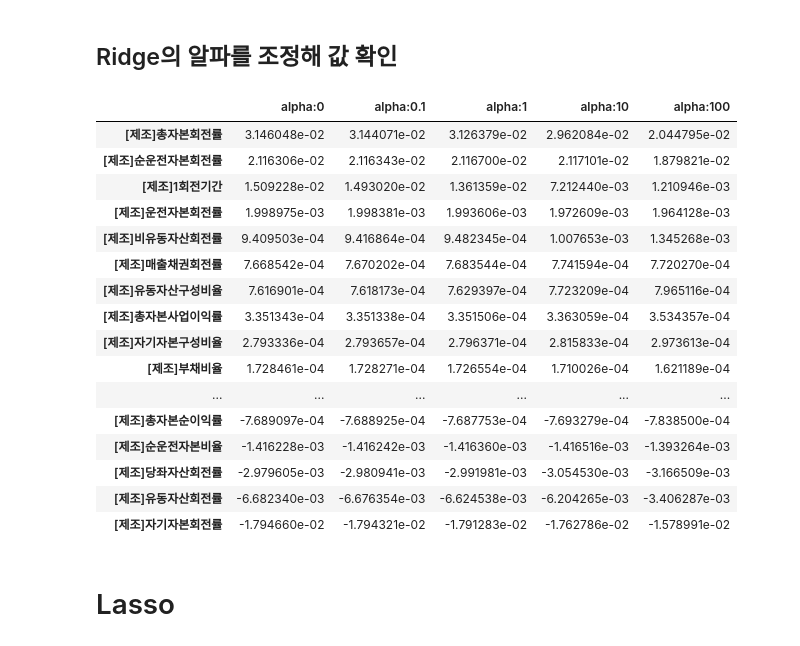
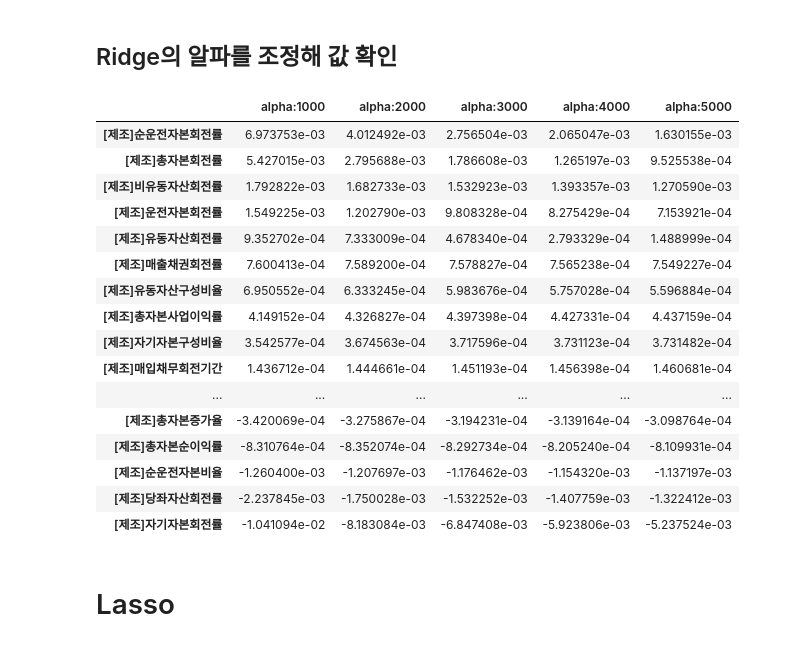
Before and after one commit to Sunghwi01/Project2, a Jupyter notebook: 라쏘.ipynb, the cells around one changed output. Drawn from its saved outputs; the diff is of its cells as text; code cells hidden in the pictures.

```diff
--- a/라쏘.ipynb
+++ b/라쏘.ipynb
@@ -36,20 +40,23 @@ for col in df_1.columns:
 # %% [markdown]
 # Ridge
 # %%
-from sklearn.linear_model import Lasso, Ridge
-from sklearn.linear_model import Lasso
-from sklearn.model_selection import train_test_split
-
-
 feature = df_1.drop(columns='label')
 target = df_1['label']
 
 #릿지 클래서
 ridge = Ridge(alpha = 10)
-ridge_alphas =[0,0.1,1,10,100]
 
+neg_mse_scores = cross_val_score(ridge, feature, target, scoring="neg_mean_squared_error", cv=5)
+rmse_scores = np.sqrt(-1 * neg_mse_scores)
+avg_rmse = np.mean(rmse_scores)
+print(neg_mse_scores,rmse_scores,avg_rmse)
+
+ridge_alphas =[1000,2000,3000,4000,5000]
 for alpha in ridge_alphas :
     ridge = Ridge(alpha = alpha)
+    neg_mse_scores = cross_val_score(ridge, feature, target, scoring="neg_mean_squared_error", cv=5)
+    avg_rmse = np.mean(np.sqrt(-1*neg_mse_scores))
+    print('alpha {0} 일 떄 5folds 의 평균 RMSE : {1:.10f}' .format(alpha,avg_rmse))
 
 # fig, axs = plt.subplots(figsize = (18,6), nrows = 1, ncols=5)
 
@@ -71,27 +85,27 @@ for pos, alpha in enumerate(ridge_alphas):
 # %% [markdown]
 ## Ridge의 알파를 조정해 값 확인
 # %%
-ridge_alphas =[0,0.1,1,10,100]
+ridge_alphas =[1000,2000,3000,4000,5000]
 sort_column = 'alpha:'+str(ridge_alphas[0])
 coeff_df.sort_values(by=sort_column, ascending=False)
 # %% [output]
-|  | alpha:0 | alpha:0.1 | alpha:1 | alpha:10 | alpha:100 |
-| [제조]총자본회전률 | 3.146048e-02 | 3.144071e-02 | 3.126379e-02 | 2.962084e-02 | 2.044795e-02 |
-| [제조]순운전자본회전률 | 2.116306e-02 | 2.116343e-02 | 2.116700e-02 | 2.117101e-02 | 1.879821e-02 |
-| [제조]1회전기간 | 1.509228e-02 | 1.493020e-02 | 1.361359e-02 | 7.212440e-03 | 1.210946e-03 |
-| [제조]운전자본회전률 | 1.998975e-03 | 1.998381e-03 | 1.993606e-03 | 1.972609e-03 | 1.964128e-03 |
-| [제조]비유동자산회전률 | 9.409503e-04 | 9.416864e-04 | 9.482345e-04 | 1.007653e-03 | 1.345268e-03 |
-| [제조]매출채권회전률 | 7.668542e-04 | 7.670202e-04 | 7.683544e-04 | 7.741594e-04 | 7.720270e-04 |
-| [제조]유동자산구성비율 | 7.616901e-04 | 7.618173e-04 | 7.629397e-04 | 7.723209e-04 | 7.965116e-04 |
-| [제조]총자본사업이익률 | 3.351343e-04 | 3.351338e-04 | 3.351506e-04 | 3.363059e-04 | 3.534357e-04 |
-| [제조]자기자본구성비율 | 2.793336e-04 | 2.793657e-04 | 2.796371e-04 | 2.815833e-04 | 2.973613e-04 |
-| [제조]부채비율 | 1.728461e-04 | 1.728271e-04 | 1.726554e-04 | 1.710026e-04 | 1.621189e-04 |
+|  | alpha:1000 | alpha:2000 | alpha:3000 | alpha:4000 | alpha:5000 |
+| [제조]순운전자본회전률 | 6.973753e-03 | 4.012492e-03 | 2.756504e-03 | 2.065047e-03 | 1.630155e-03 |
+| [제조]총자본회전률 | 5.427015e-03 | 2.795688e-03 | 1.786608e-03 | 1.265197e-03 | 9.525538e-04 |
+| [제조]비유동자산회전률 | 1.792822e-03 | 1.682733e-03 | 1.532923e-03 | 1.393357e-03 | 1.270590e-03 |
+| [제조]운전자본회전률 | 1.549225e-03 | 1.202790e-03 | 9.808328e-04 | 8.275429e-04 | 7.153921e-04 |
+| [제조]유동자산회전률 | 9.352702e-04 | 7.333009e-04 | 4.678340e-04 | 2.793329e-04 | 1.488999e-04 |
+| [제조]매출채권회전률 | 7.600413e-04 | 7.589200e-04 | 7.578827e-04 | 7.565238e-04 | 7.549227e-04 |
+| [제조]유동자산구성비율 | 6.950552e-04 | 6.333245e-04 | 5.983676e-04 | 5.757028e-04 | 5.596884e-04 |
+| [제조]총자본사업이익률 | 4.149152e-04 | 4.326827e-04 | 4.397398e-04 | 4.427331e-04 | 4.437159e-04 |
+| [제조]자기자본구성비율 | 3.542577e-04 | 3.674563e-04 | 3.717596e-04 | 3.731123e-04 | 3.731482e-04 |
+| [제조]매입채무회전기간 | 1.436712e-04 | 1.444661e-04 | 1.451193e-04 | 1.456398e-04 | 1.460681e-04 |
 | ... | ... | ... | ... | ... | ... |
-| [제조]총자본순이익률 | -7.689097e-04 | -7.688925e-04 | -7.687753e-04 | -7.693279e-04 | -7.838500e-04 |
-| [제조]순운전자본비율 | -1.416228e-03 | -1.416242e-03 | -1.416360e-03 | -1.416516e-03 | -1.393264e-03 |
-| [제조]당좌자산회전률 | -2.979605e-03 | -2.980941e-03 | -2.991981e-03 | -3.054530e-03 | -3.166509e-03 |
-| [제조]유동자산회전률 | -6.682340e-03 | -6.676354e-03 | -6.624538e-03 | -6.204265e-03 | -3.406287e-03 |
-| [제조]자기자본회전률 | -1.794660e-02 | -1.794321e-02 | -1.791283e-02 | -1.762786e-02 | -1.578991e-02 |
+| [제조]총자본증가율 | -3.420069e-04 | -3.275867e-04 | -3.194231e-04 | -3.139164e-04 | -3.098764e-04 |
+| [제조]총자본순이익률 | -8.310764e-04 | -8.352074e-04 | -8.292734e-04 | -8.205240e-04 | -8.109931e-04 |
+| [제조]순운전자본비율 | -1.260400e-03 | -1.207697e-03 | -1.176462e-03 | -1.154320e-03 | -1.137197e-03 |
+| [제조]당좌자산회전률 | -2.237845e-03 | -1.750028e-03 | -1.532252e-03 | -1.407759e-03 | -1.322412e-03 |
+| [제조]자기자본회전률 | -1.041094e-02 | -8.183084e-03 | -6.847408e-03 | -5.923806e-03 | -5.237524e-03 |
 # %% [markdown]
 # Lasso
 # %%
```
Also changed, not shown: parts of 25 cells of this notebook, 4 other files.
